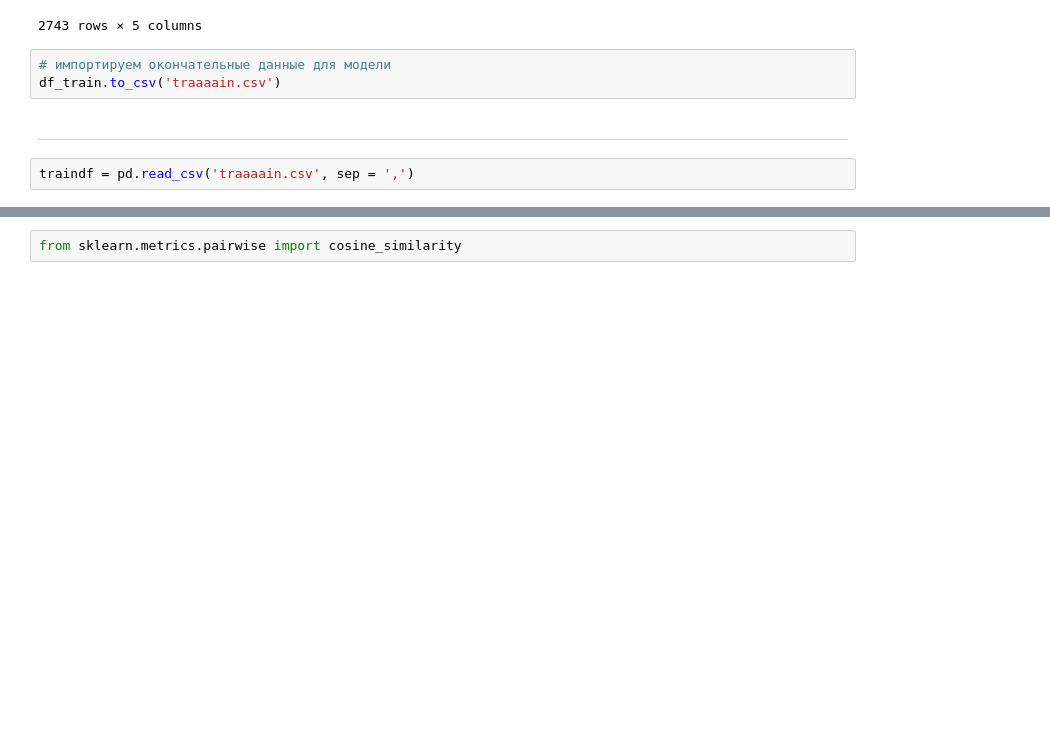
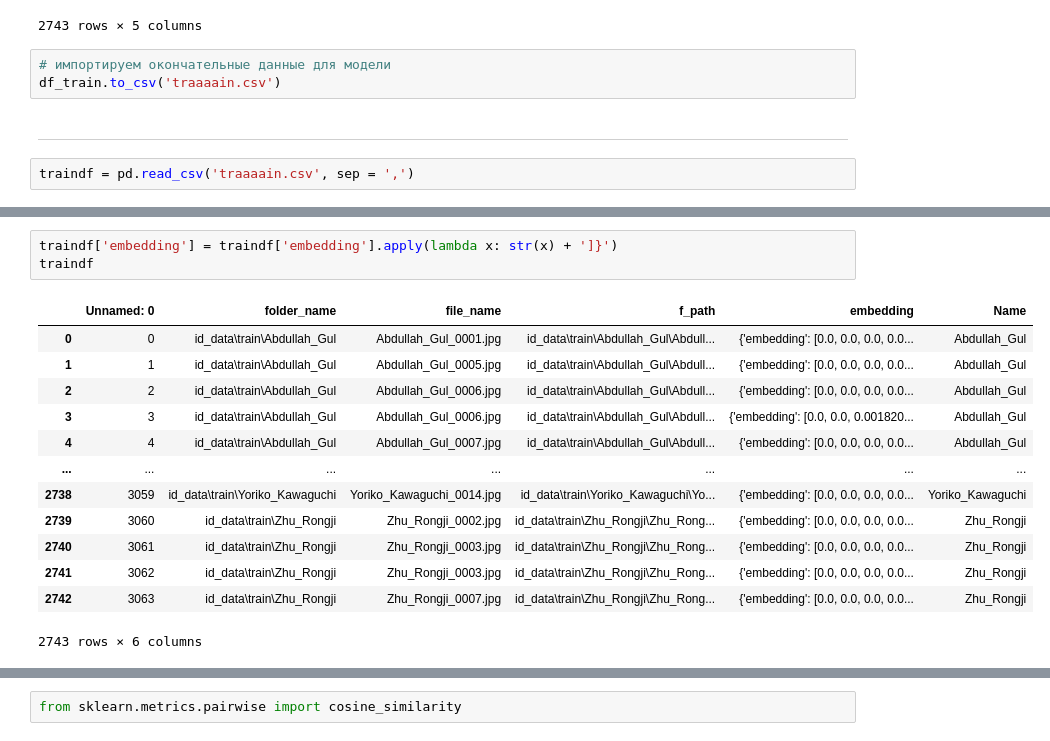
Before and after one commit to sollltit/hw-face-rec-and-id, a Jupyter notebook: Report_M2.ipynb, the cells around one changed output, grey strips where cells are left out. Saved outputs shown, nothing was run; the diff lists cells and outputs as text; blank space fills up the shorter version.

```diff
--- a/Report_M2.ipynb
+++ b/Report_M2.ipynb
@@ -695,0 +733,17 @@ traindf = pd.read_csv('traaaain.csv', sep = ',')
+# %%
+traindf['embedding'] = traindf['embedding'].apply(lambda x: str(x) + ']}')
+traindf
+# %% [output]
+|  | Unnamed: 0 | folder_name | file_name | f_path | embedding | Name |
+| 0 | 0 | id_data\train\Abdullah_Gul | Abdullah_Gul_0001.jpg | id_data\train\Abdullah_Gul\Abdull... | {'embedding': [0.0, 0.0, 0.0, 0.0... | Abdullah_Gul |
+| 1 | 1 | id_data\train\Abdullah_Gul | Abdullah_Gul_0005.jpg | id_data\train\Abdullah_Gul\Abdull... | {'embedding': [0.0, 0.0, 0.0, 0.0... | Abdullah_Gul |
+| 2 | 2 | id_data\train\Abdullah_Gul | Abdullah_Gul_0006.jpg | id_data\train\Abdullah_Gul\Abdull... | {'embedding': [0.0, 0.0, 0.0, 0.0... | Abdullah_Gul |
+| 3 | 3 | id_data\train\Abdullah_Gul | Abdullah_Gul_0006.jpg | id_data\train\Abdullah_Gul\Abdull... | {'embedding': [0.0, 0.0, 0.001820... | Abdullah_Gul |
+| 4 | 4 | id_data\train\Abdullah_Gul | Abdullah_Gul_0007.jpg | id_data\train\Abdullah_Gul\Abdull... | {'embedding': [0.0, 0.0, 0.0, 0.0... | Abdullah_Gul |
+| ... | ... | ... | ... | ... | ... | ... |
+| 2738 | 3059 | id_data\train\Yoriko_Kawaguchi | Yoriko_Kawaguchi_0014.jpg | id_data\train\Yoriko_Kawaguchi\Yo... | {'embedding': [0.0, 0.0, 0.0, 0.0... | Yoriko_Kawaguchi |
+| 2739 | 3060 | id_data\train\Zhu_Rongji | Zhu_Rongji_0002.jpg | id_data\train\Zhu_Rongji\Zhu_Rong... | {'embedding': [0.0, 0.0, 0.0, 0.0... | Zhu_Rongji |
+| 2740 | 3061 | id_data\train\Zhu_Rongji | Zhu_Rongji_0003.jpg | id_data\train\Zhu_Rongji\Zhu_Rong... | {'embedding': [0.0, 0.0, 0.0, 0.0... | Zhu_Rongji |
+| 2741 | 3062 | id_data\train\Zhu_Rongji | Zhu_Rongji_0003.jpg | id_data\train\Zhu_Rongji\Zhu_Rong... | {'embedding': [0.0, 0.0, 0.0, 0.0... | Zhu_Rongji |
+| 2742 | 3063 | id_data\train\Zhu_Rongji | Zhu_Rongji_0007.jpg | id_data\train\Zhu_Rongji\Zhu_Rong... | {'embedding': [0.0, 0.0, 0.0, 0.0... | Zhu_Rongji |
+2743 rows × 6 columns
```
Also changed, not shown: parts of 16 cells of this notebook, 2 other files.
